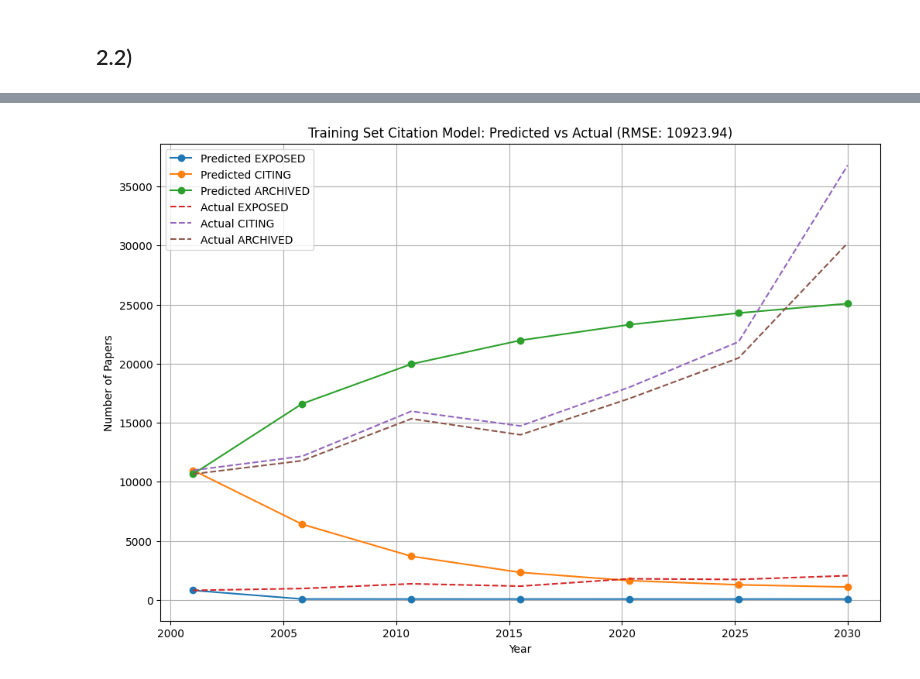
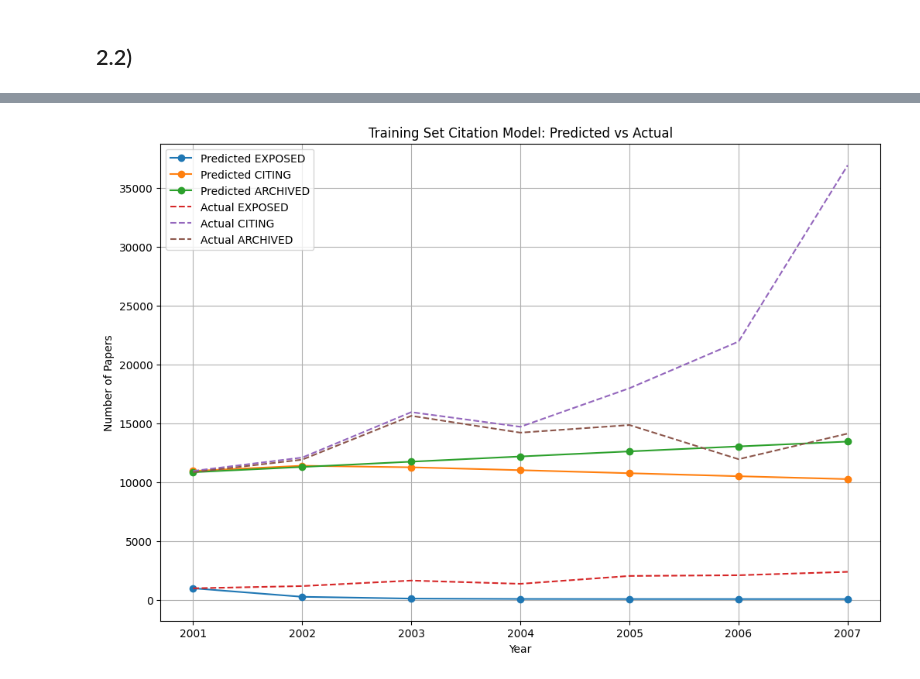
Before and after one commit to MattHAndrews/115, a Jupyter notebook: testv2 copy.ipynb, the cells around one changed output, grey strips where cells are left out. Drawn from its saved outputs; the diff is of its cells as text; code cells hidden in the pictures.

```diff
--- a/testv2 copy.ipynb
+++ b/testv2 copy.ipynb
@@ -71,7 +71,7 @@ for key in ['Title', 'Authors', 'Year', 'Venue', 'Index ID', 'References', 'Abst
         df[key] = None
 # %%
 df['Year'] = pd.to_numeric(df['Year'], errors='coerce')
-df = df[df['Year']>1930 & df['Year']<2010]
+df = df[(df['Year']>1930) & (df['Year']<2010)]
 df['Index ID'] = pd.to_numeric(df['Index ID'], errors='coerce')
 # Apply the function to the dfFrame column
 df['References'] = df['References'].apply(
@@ -252,10 +308,9 @@ def citation_model(y, t, lambda_, beta, gamma):
     return [dP_dt, dE_dt, dC_dt, dA_dt]
 # %%
 def calculate_parameters(train_df, min_year):
-    train_df = train_df[train_df['UNLINKED'] == False]  # Exclude unlinked papers
+    train_df = train_df[(train_df['Year'] >= min_year) & (train_df['UNLINKED'] == False)]
     lambda_vals, beta_vals, gamma_vals = [], [], []
-    # Filter dataset from the minimum year
-    train_df = train_df[train_df['Year'] >= min_year]
+
     for year in range(int(train_df['Year'].min()), int(train_df['Year'].max())):
         exposed_previous_year = train_df[train_df['Year'] == year - 1]['EXPOSED'].sum()
         citing_previous_year = train_df[train_df['Year'] == year - 1]['CITING'].sum()
@@ -266,6 +321,7 @@ def calculate_parameters(train_df, min_year):
 
         total_papers = train_df[train_df['Year'] == year - 1].shape[0]
 
+        # Calculate parameters based on conditions
         if total_papers > 0:
             lambda_vals.append(new_exposed / total_papers)
         if exposed_previous_year > 0:
@@ -273,9 +329,9 @@ def calculate_parameters(train_df, min_year):
         if citing_previous_year > 0:
             gamma_vals.append(new_archived / citing_previous_year)
 
-    lambda_ = np.mean(lambda_vals)
-    beta = np.mean(beta_vals)
-    gamma = np.mean(gamma_vals)
+    lambda_ = np.mean(lambda_vals) if lambda_vals else 0
+    beta = np.mean(beta_vals) if beta_vals else 0
+    gamma = np.mean(gamma_vals) if gamma_vals else 0
 
     return lambda_, beta, gamma
 
@@ -318,43 +344,65 @@ Parameters: (0.002488515216365305, 1.9033116110744834, 0.1418322450038068)
 ## 2.2)
 # %%
 def run_simulation_and_plot(df, min_year, max_year, logistic_params, paceu_params, title):
-    # Filter dataset from the minimum year
-    df = df[(df['Year'] >= min_year) & (df['UNLINKED'] == False)]  # Exclude unlinked papers
-    years = np.array(sorted(df['Year'].unique()))
+    # Correct filtering of the dataset
+    df = df[(df['Year'] >= min_year) & (df['Year'] <= max_year) & (df['UNLINKED'] == False)]
 
-    # Logistic parameters
+    # Count publications per year within the dataset to get Actual PENDING
+    year_counts = df['Year'].value_counts().sort_index()
+    x_data = year_counts.index.values
+    y_data = year_counts.values
+    actual_pending = y_data
+
+    # Logistic parameters for predicting "PENDING" papers
     K, P0, r = logistic_params
 
+    # Define the logistic growth function for dynamic PENDING papers generation
+    def logistic_growth(t, P):
+        return r * P * (1 - P / K)
+
+    # Solve the logistic growth model from min_year to max_year
+    solution = solve_ivp(logistic_growth, [min(x_data), max(x_data)], [P0], t_eval=np.linspace(min(x_data), max(x_data), len(x_data)))
+
+    # Predicted PENDING papers (not used for plotting, but for model dynamics)
+    predicted_pending = solution.y.flatten()
+
     # Calculate initial conditions for other states based on first available year data
-    E0 = df[df['Year'] == min(years)]['EXPOSED'].sum()
-    C0 = df[df['Year'] == min(years)]['CITING'].sum()
-    A0 = df[df['Year'] == min(years)]['ARCHIVED'].sum()
+    E0 = df[df['Year'] == min(x_data)]['EXPOSED'].sum()
+    C0 = df[df['Year'] == min(x_data)]['CITING'].sum()
+    A0 = df[df['Year'] == min(x_data)]['ARCHIVED'].sum()
 
-    # Initial condition for PENDING based on logistic model
-    initial_conditions = [P0, E0, C0, A0]
+    # Initial conditions for simulation
+    initial_conditions = [actual_pending[0], E0, C0, A0]  # Start with actual pending count
 
     # Simulation time points
-    time_points = np.linspace(min(years), max_year, num=len(years))
+    time_points = np.linspace(min(x_data), max(x_data), num=len(x_data))
 
+    # Parameters for the citation model
     lambda_, beta, gamma = paceu_params
+
     # Running the ODE solver
     results = odeint(citation_model, initial_conditions, time_points, args=(lambda_, beta, gamma))
 
     # Gathering actual data for comparison
-    actual_data = [[df[df['Year'] == year]['EXPOSED'].sum(),
+    actual_data = [[actual_pending[i],
+                    df[df['Year'] == year]['EXPOSED'].sum(),
                     df[df['Year'] == year]['CITING'].sum(),
-                    df[df['Year'] == year]['ARCHIVED'].sum()] for year in years]
+                    df[df['Year'] == year]['ARCHIVED'].sum()] for i, year in enumerate(x_data)]
 
-    results_adjusted = results[:, 1:]  # Exclude the PENDING results for comparison
+    # Calculate separate RMSE for each category
+    rmse_exposed = np.sqrt(mean_squared_error(np.array(actual_data)[:, 1], results[:, 1]))
+    rmse_citing = np.sqrt(mean_squared_error(np.array(actual_data)[:, 2], results[:, 2]))
+    rmse_archived = np.sqrt(mean_squared_error(np.array(actual_data)[:, 3], results[:, 3]))
 
-    # Calculate RMSE for EXPOSED, CITING, and ARCHIVED
-    rmse = np.sqrt(mean_squared_error(np.array(actual_data), results_adjusted))
+    print("RMSE Exposed:", rmse_exposed)
+    print("RMSE Citing:", rmse_citing)
+    print("RMSE Archived:", rmse_archived)
 
     # Plotting
     plt.figure(figsize=(12, 8))
-    plt.plot(time_points, results_adjusted, marker='o')
-    plt.plot(time_points, np.array(actual_data), linestyle='--')
-    plt.title(f'{title}: Predicted vs Actual (RMSE: {rmse:.2f})')
+    plt.plot(time_points, results[:, 1:], marker='o')  # Exclude PENDING from plot
+    plt.plot(time_points, np.array(actual_data)[:, 1:], linestyle='--')  # Exclude PENDING from plot
+    plt.title(f'{title}: Predicted vs Actual')
     plt.xlabel('Year')
     plt.ylabel('Number of Papers')
     plt.legend(['Predicted EXPOSED', 'Predicted CITING', 'Predicted ARCHIVED',
@@ -362,8 +410,7 @@ def run_simulation_and_plot(df, min_year, max_year, logistic_params, paceu_param
     plt.grid(True)
     plt.show()
 
-    return rmse
+    return
 
-# Update calls to simulation function with added max_year and logistic parameters
-train_rmse = run_simulation_and_plot(train_df, 2000, 2030, logistics_params, params, 'Training Set Citation Model')
+train_rmse = run_simulation_and_plot(train_df, min_year, test_year, logistics_params, params, 'Training Set Citation Model')
 # %% [output]
@@ -370 +420 @@ train_rmse = run_simulation_and_plot(train_df, 2000, 2030, logistics_params, par
-[figure, old version]
+[figure, new version]
```
Also changed, not shown: parts of 15 cells of this notebook.
